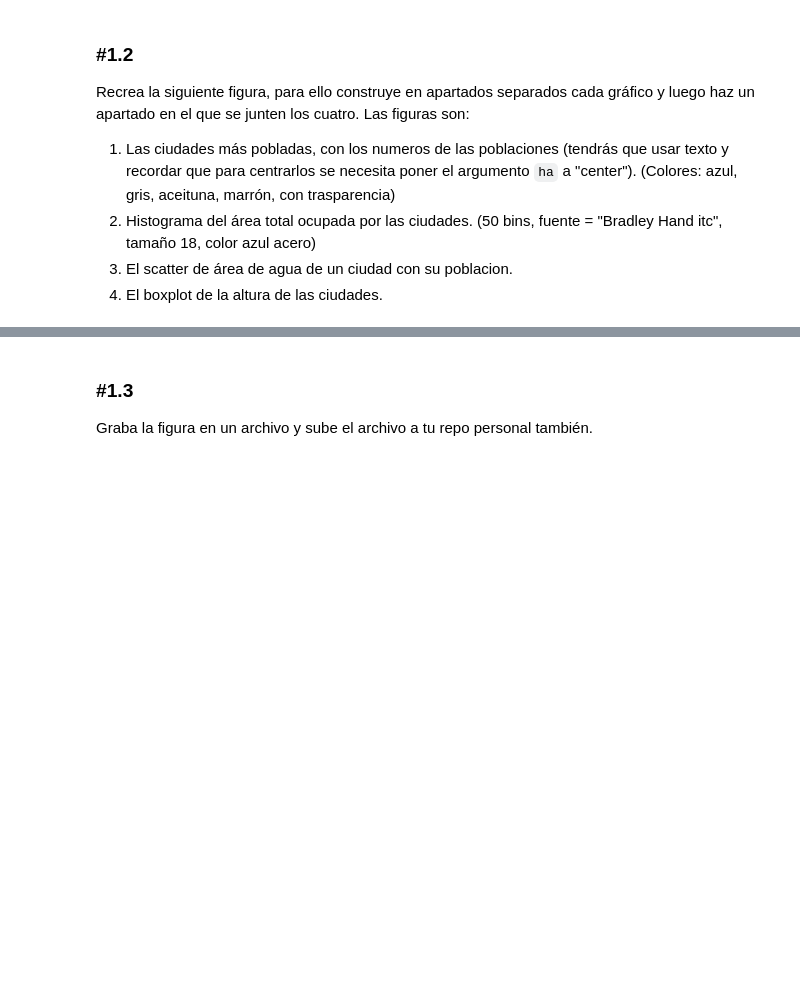
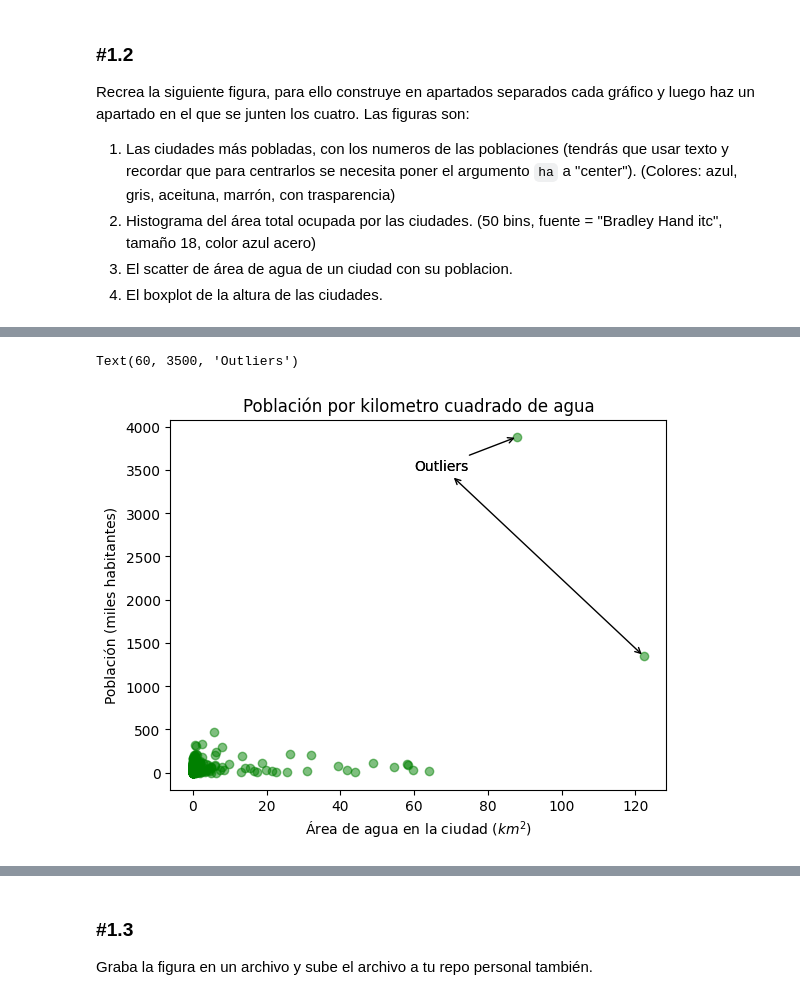
Before and after one commit to Lavs15/ONLINE_DS_THEBRIGDE_LVS, a Jupyter notebook: SPRINT_8/18_Practica_Obligatoria_Visualizacion_Basica.ipynb, the cells around one changed output, grey strips where cells are left out. Cells and saved outputs as stored; diff of their text form; code cells hidden in the pictures; blank space fills up the shorter version.

```diff
--- a/SPRINT_8/18_Practica_Obligatoria_Visualizacion_Basica.ipynb
+++ b/SPRINT_8/18_Practica_Obligatoria_Visualizacion_Basica.ipynb
@@ -123,0 +210,16 @@ df_pobladas
+# %%
+plt.scatter(df_casas["area_water_km2"], df_casas["population_total"]/1000, alpha = 0.5, color = "green")
+plt.xlabel("Área de agua en la ciudad ($km^2$)")
+plt.ylabel("Población (miles habitantes)")
+plt.title("Población por kilometro cuadrado de agua")
+outlier_1_y = ciudades_mas_pobladas.population_total.max()
+outlier_2_y = ciudades_mas_pobladas.population_total.nlargest(2).iloc[1]
+outlier_1_x = df_casas.loc[df_casas.population_total == outlier_1_y,"area_water_km2"].values[0]
+outlier_2_x = df_casas.loc[df_casas.population_total == outlier_2_y,"area_water_km2"].values[0]
+plt.annotate(xy= (outlier_1_x,outlier_1_y/1000), xytext= (60,3500), text = "Outliers",
+              arrowprops= dict(arrowstyle = "->"))
+plt.annotate(xy= (outlier_2_x,outlier_2_y/1000), xytext= (60,3500), text = "Outliers",
+              arrowprops= dict(arrowstyle = "<->"))
+# %% [output]
+Text(60, 3500, 'Outliers')
+[figure, added]
```
Also changed, not shown: parts of 6 cells of this notebook, 5 other files.
